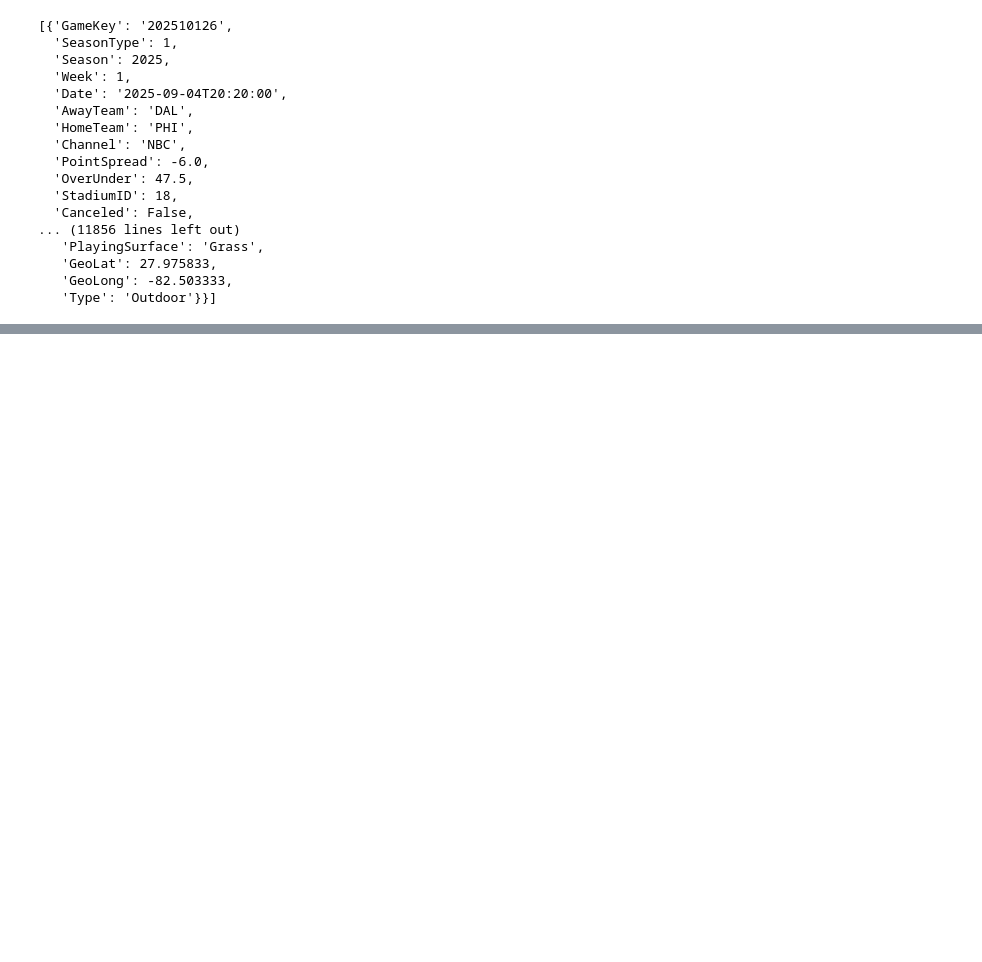
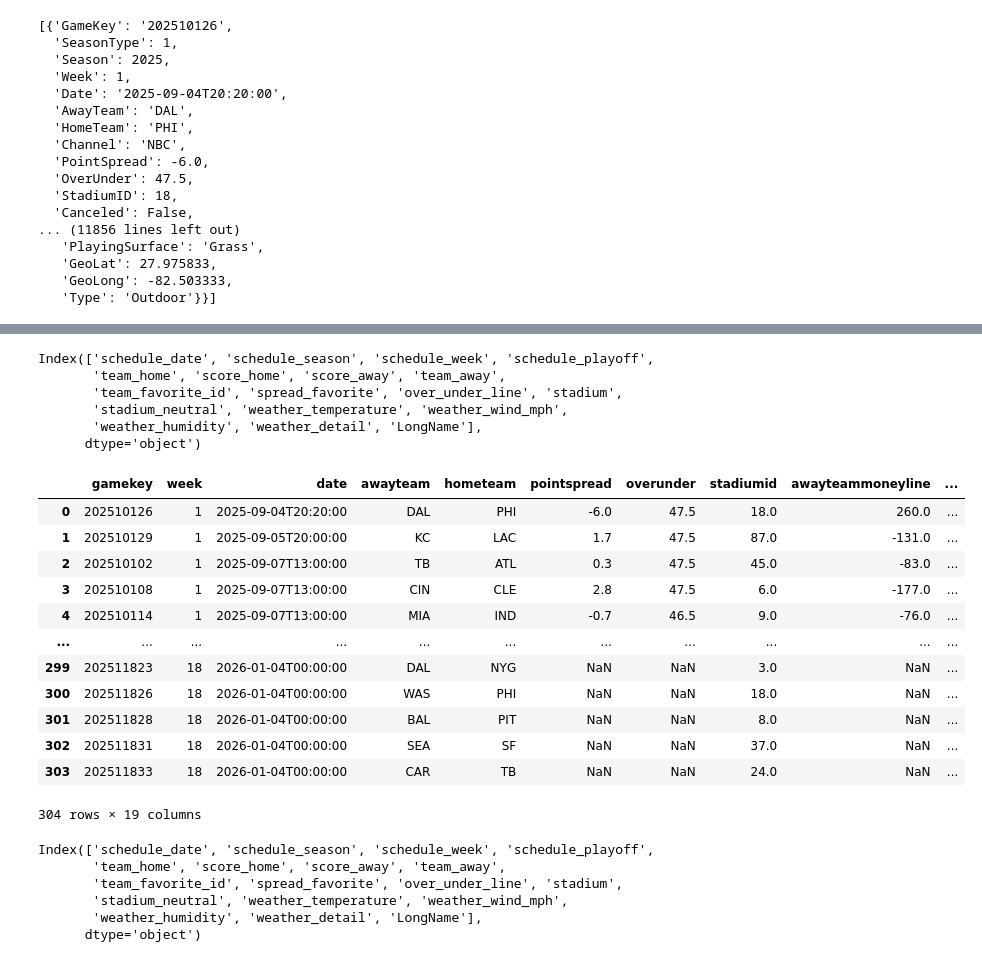
Before and after one commit to slimseidl/DataScience, a Jupyter notebook: FinalProject/Project.ipynb, the cells around one changed output, grey strips where cells are left out. Cells and saved outputs as stored; diff of their text form; code cells hidden in the pictures; blank space fills up the shorter version.

```diff
--- a/FinalProject/Project.ipynb
+++ b/FinalProject/Project.ipynb
@@ -121,0 +138,2 @@ scores_bets["team_home"].nunique()
+# %%
+teamMap = pd.read_csv('TeamKeys.csv')
@@ -121,0 +149,2 @@ scores_bets["team_home"].nunique()
+# %%
+schedules_with_name = pd.merge(schedules, teamMap, on="HomeTeam")
@@ -121,0 +218,34 @@ scores_bets["team_home"].nunique()
+# %%
+scores_bets.columns
+# %% [output]
+Index(['schedule_date', 'schedule_season', 'schedule_week', 'schedule_playoff',
+       'team_home', 'score_home', 'score_away', 'team_away',
+       'team_favorite_id', 'spread_favorite', 'over_under_line', 'stadium',
+       'stadium_neutral', 'weather_temperature', 'weather_wind_mph',
+       'weather_humidity', 'weather_detail', 'LongName'],
+      dtype='object')
+# %%
+schedules_with_name.rename(columns= lambda x: x.strip().lower().replace(".","_"))
+# %% [output]
+|  | gamekey | week | date | awayteam | hometeam | pointspread | overunder | stadiumid | awayteammoneyline | ... |
+| 0 | 202510126 | 1 | 2025-09-04T20:20:00 | DAL | PHI | -6.0 | 47.5 | 18.0 | 260.0 | ... |
+| 1 | 202510129 | 1 | 2025-09-05T20:00:00 | KC | LAC | 1.7 | 47.5 | 87.0 | -131.0 | ... |
+| 2 | 202510102 | 1 | 2025-09-07T13:00:00 | TB | ATL | 0.3 | 47.5 | 45.0 | -83.0 | ... |
+| 3 | 202510108 | 1 | 2025-09-07T13:00:00 | CIN | CLE | 2.8 | 47.5 | 6.0 | -177.0 | ... |
+| 4 | 202510114 | 1 | 2025-09-07T13:00:00 | MIA | IND | -0.7 | 46.5 | 9.0 | -76.0 | ... |
+| ... | ... | ... | ... | ... | ... | ... | ... | ... | ... | ... |
+| 299 | 202511823 | 18 | 2026-01-04T00:00:00 | DAL | NYG | NaN | NaN | 3.0 | NaN | ... |
+| 300 | 202511826 | 18 | 2026-01-04T00:00:00 | WAS | PHI | NaN | NaN | 18.0 | NaN | ... |
+| 301 | 202511828 | 18 | 2026-01-04T00:00:00 | BAL | PIT | NaN | NaN | 8.0 | NaN | ... |
+| 302 | 202511831 | 18 | 2026-01-04T00:00:00 | SEA | SF | NaN | NaN | 37.0 | NaN | ... |
+| 303 | 202511833 | 18 | 2026-01-04T00:00:00 | CAR | TB | NaN | NaN | 24.0 | NaN | ... |
+304 rows × 19 columns
+# %%
+scores_bets.columns
+# %% [output]
+Index(['schedule_date', 'schedule_season', 'schedule_week', 'schedule_playoff',
+       'team_home', 'score_home', 'score_away', 'team_away',
+       'team_favorite_id', 'spread_favorite', 'over_under_line', 'stadium',
+       'stadium_neutral', 'weather_temperature', 'weather_wind_mph',
+       'weather_humidity', 'weather_detail', 'LongName'],
+      dtype='object')
```
Also changed, not shown: parts of 46 cells of this notebook, 4 other files.
